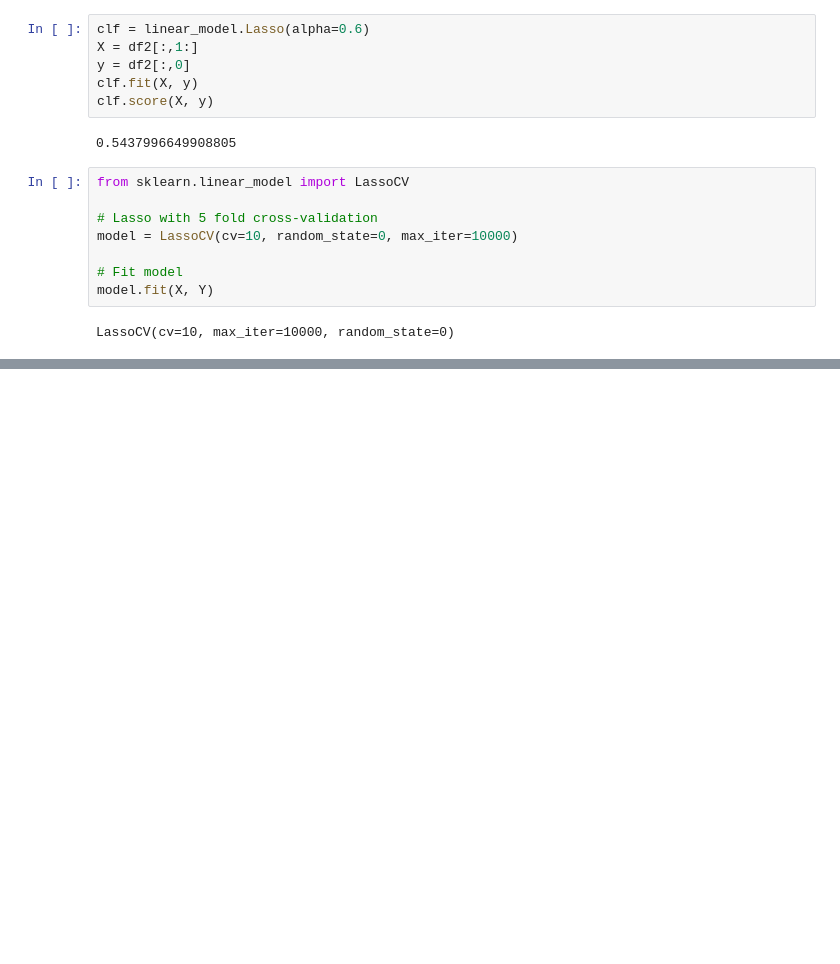
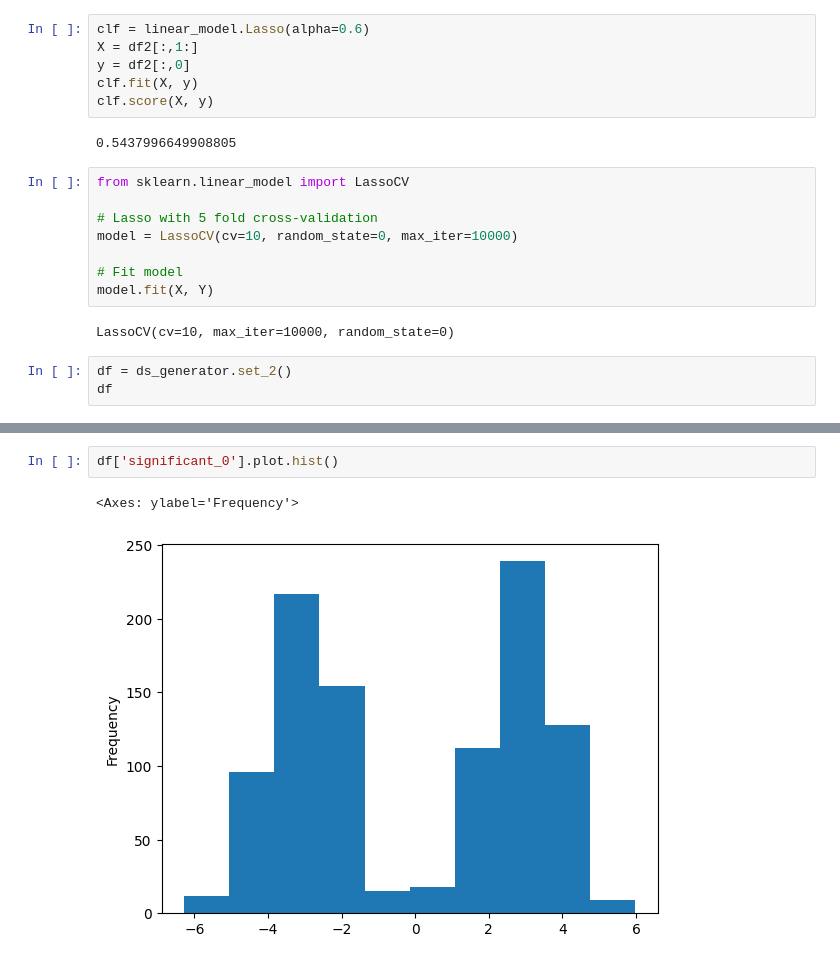
Before and after one commit to bartoszrozek/MUML2024, a Jupyter notebook: notebooks/test.ipynb, the cells around one changed output, grey strips where cells are left out. Cells and saved outputs as stored; diff of their text form; blank space fills up the shorter version.

```diff
--- a/notebooks/test.ipynb
+++ b/notebooks/test.ipynb
@@ -203,3 +203,6 @@ model = LassoCV(cv=10, random_state=0, max_iter=10000)
 model.fit(X, Y)
 # %% [output]
 LassoCV(cv=10, max_iter=10000, random_state=0)
+# %%
+df = ds_generator.set_2()
+df
@@ -205,0 +223,5 @@ LassoCV(cv=10, max_iter=10000, random_state=0)
+# %%
+df['significant_0'].plot.hist()
+# %% [output]
+<Axes: ylabel='Frequency'>
+[figure, added]
```
Also changed, not shown: parts of 4 cells of this notebook, 1 other file.
